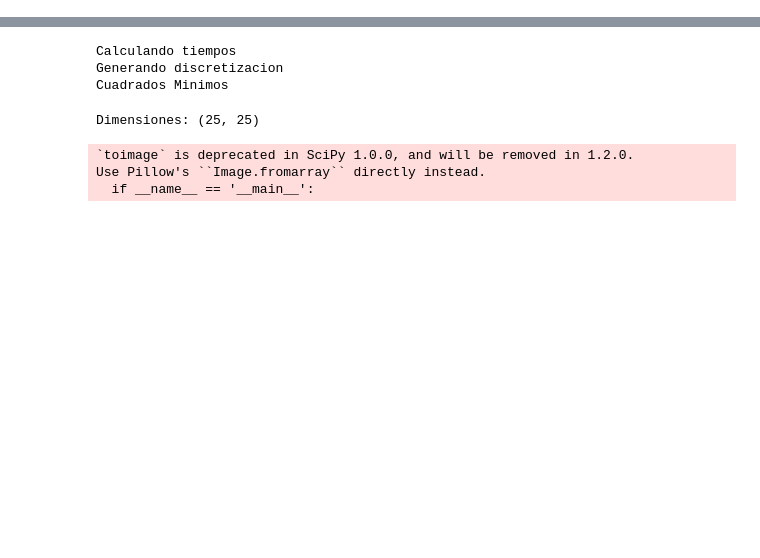
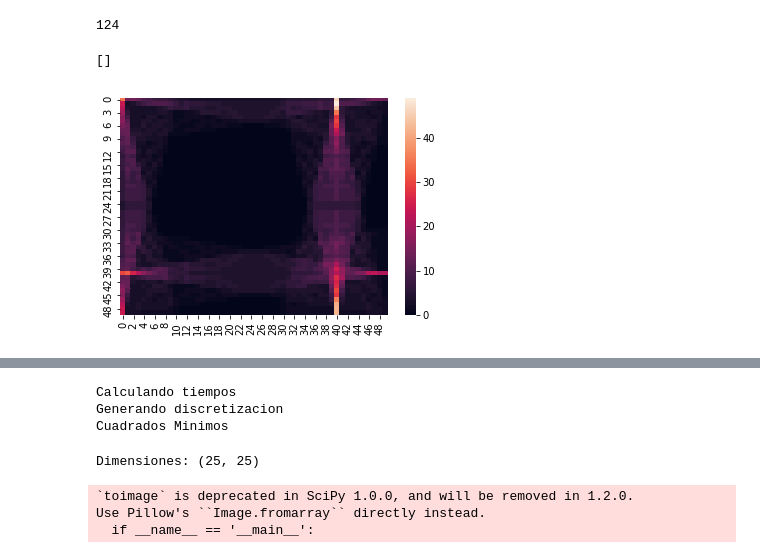
Before and after one commit to andres-rad/metnum-tp3, a Jupyter notebook: Implemetacion-tp.ipynb, the cells around one changed output, grey strips where cells are left out. Drawn from its saved outputs; the diff is of its cells as text; code cells hidden in the pictures; blank space fills up the shorter version.

Commit message:
Agrego parametro al generador de rayos

```diff
--- a/Implemetacion-tp.ipynb
+++ b/Implemetacion-tp.ipynb
@@ -102,3 +104,38 @@ def generar_rayos(img, width, step):
             endY += 1
 
     return tc;
+# %%
+# generacion de rayos
+def generar_rayos_bis(img, width, step, step_other_side):
+    n = img.shape[0] -1
+    m = img.shape[1] -1
+    tc = []
+
+    for base in range(0, n, step):
+        endX = max(0, base - width)
+        while endX <= min(m, base + width):
+            tc.append(Rayo(Coord(base, 0), Coord(endX, m)))
+            tc.append(Rayo(Coord(base, m), Coord(endX, 0)))
+            endX += step_other_side
+
+    for base in range(0, m, step):
+        endY = max(0, base - width)
+        while endY <= min(n, base + width):
+            tc.append(Rayo(Coord(0, base), Coord(n, endY)))
+            tc.append(Rayo(Coord(n, base), Coord(0, endY)))
+            endY += step_other_side
+
+    return tc;
+# %%
+matriz = np.matrix([[0] * 50 for i in range(50)])
+rayos = generar_rayos_bis(matriz, 10, 40,3)
+print(len(rayos))
+for rayo in rayos:
+    for coor in coordenadasDeRayo(rayo):
+        matriz[coor.x,coor.y] += 1
+sns.heatmap(matriz)
+plt.plot()
+# %% [output]
+124
+[]
+[figure, added]
```
Also changed, not shown: parts of 5 cells of this notebook, 5 other files.
